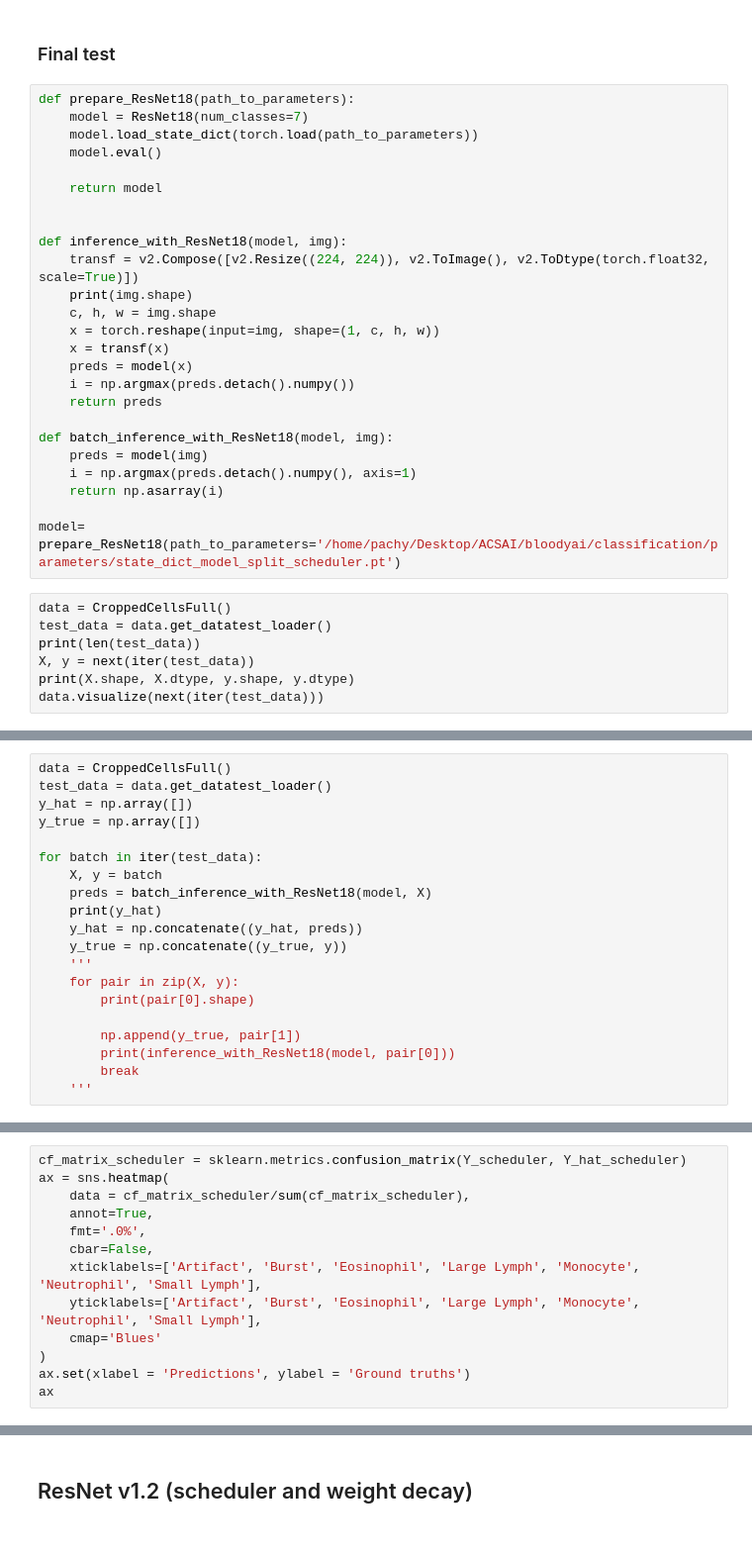
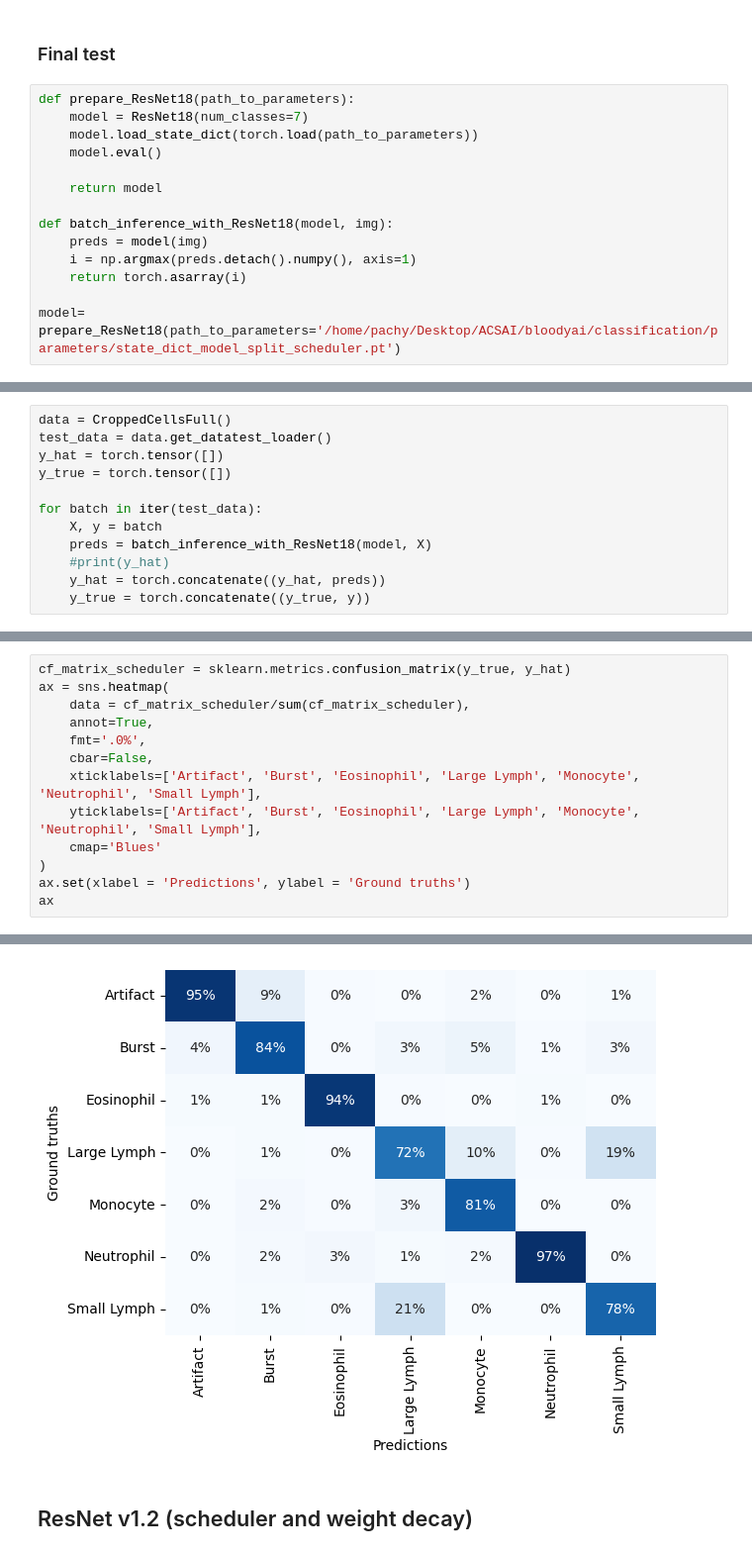
Before and after one commit to lordPachy/bloodyai, a Jupyter notebook: classification/resnet.ipynb, the cells around one changed output, grey strips where cells are left out. Shown at 99% size. Drawn from its saved outputs; the diff is of its cells as text.

```diff
--- a/classification/resnet.ipynb
+++ b/classification/resnet.ipynb
@@ -568,27 +549,9 @@ def prepare_ResNet18(path_to_parameters):
 
     return model
 
-
-def inference_with_ResNet18(model, img):
-    transf = v2.Compose([v2.Resize((224, 224)), v2.ToImage(), v2.ToDtype(torch.float32, scale=True)])
-    print(img.shape)
-    c, h, w = img.shape
-    x = torch.reshape(input=img, shape=(1, c, h, w))
-    x = transf(x)
-    preds = model(x)
-    i = np.argmax(preds.detach().numpy())
-    return preds
-
 def batch_inference_with_ResNet18(model, img):
     preds = model(img)
     i = np.argmax(preds.detach().numpy(), axis=1)
-    return np.asarray(i)
+    return torch.asarray(i)
 
 model= prepare_ResNet18(path_to_parameters='/home/pachy/Desktop/ACSAI/bloodyai/classification/parameters/state_dict_model_split_scheduler.pt')
-# %%
-data = CroppedCellsFull()
-test_data = data.get_datatest_loader()
-print(len(test_data))
-X, y = next(iter(test_data))
-print(X.shape, X.dtype, y.shape, y.dtype)
-data.visualize(next(iter(test_data)))
@@ -600,20 +558,12 @@ torch.Size([64, 3, 224, 224]) torch.float32 torch.Size([64]) torch.int64
 # %%
 data = CroppedCellsFull()
 test_data = data.get_datatest_loader()
-y_hat = np.array([])
-y_true = np.array([])
+y_hat = torch.tensor([])
+y_true = torch.tensor([])
 
 for batch in iter(test_data):
     X, y = batch
     preds = batch_inference_with_ResNet18(model, X)
-    print(y_hat)
-    y_hat = np.concatenate((y_hat, preds))
-    y_true = np.concatenate((y_true, y))
-    '''
-    for pair in zip(X, y):
-        print(pair[0].shape)
-
-        np.append(y_true, pair[1])
-        print(inference_with_ResNet18(model, pair[0]))
-        break
-    '''
+    #print(y_hat)
+    y_hat = torch.concatenate((y_hat, preds))
+    y_true = torch.concatenate((y_true, y))
@@ -643,5 +575,5 @@ array([], dtype=float64)
 # %%
-cf_matrix_scheduler = sklearn.metrics.confusion_matrix(Y_scheduler, Y_hat_scheduler)
+cf_matrix_scheduler = sklearn.metrics.confusion_matrix(y_true, y_hat)
 ax = sns.heatmap(
     data = cf_matrix_scheduler/sum(cf_matrix_scheduler),
     annot=True,
@@ -653,3 +585,4 @@ ax = sns.heatmap(
 )
 ax.set(xlabel = 'Predictions', ylabel = 'Ground truths')
 ax
+# %% [output]
@@ -656,3 +590,4 @@ ax
+[figure, added]
 # %% [markdown]
 ## ResNet v1.2 (scheduler and weight decay)
 # %% [markdown]
```
Also changed, not shown: parts of 53 cells of this notebook, 3 other files.
